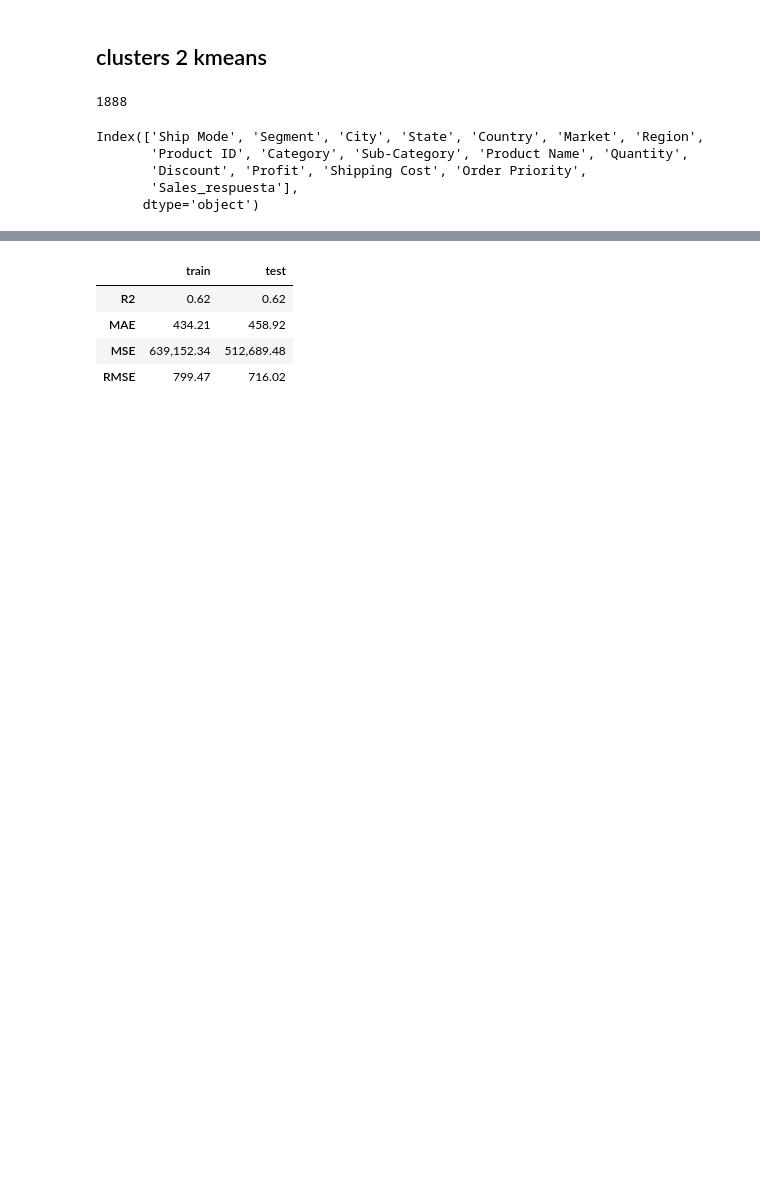
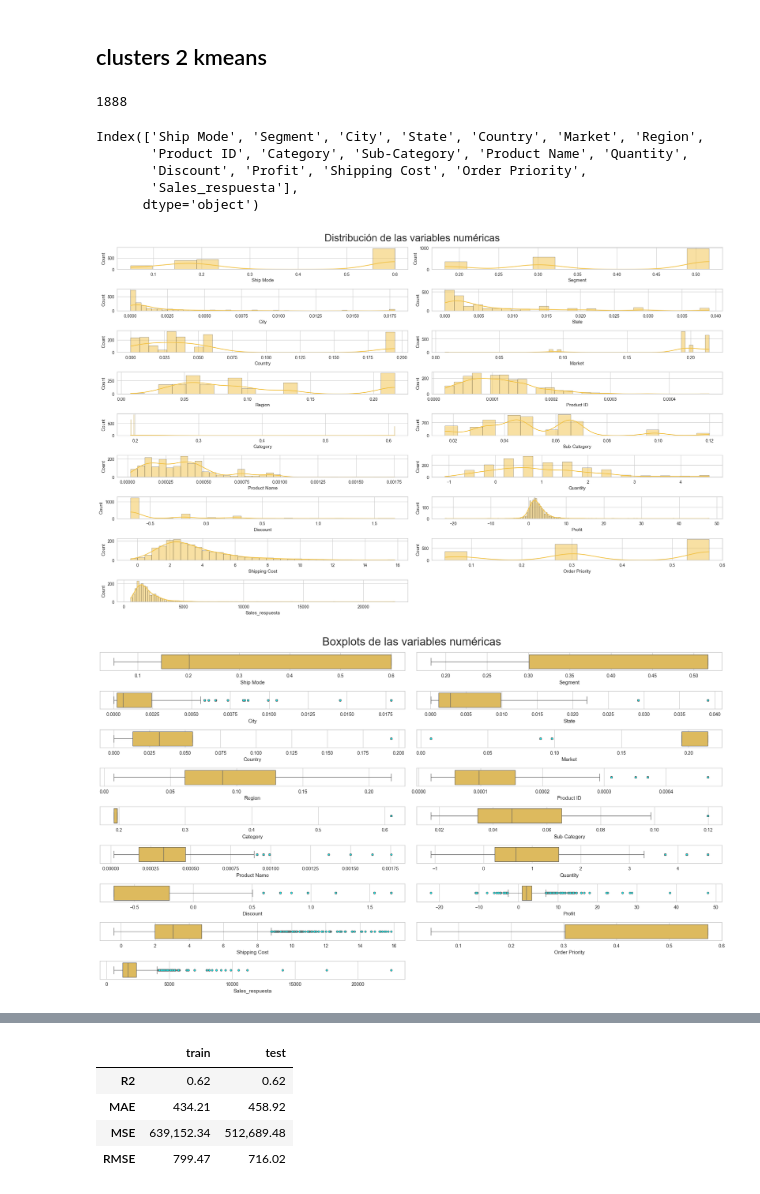
Before and after one commit to santiagorodriguez-dev/Proyecto9-Clustering, a Jupyter notebook: notebooks/02-modelo.-clusters-kmeans-2.ipynb, the cells around one changed output, grey strips where cells are left out. Saved outputs shown, nothing was run; the diff lists cells and outputs as text; code cells hidden in the pictures; blank space fills up the shorter version.

```diff
--- a/notebooks/02-modelo.-clusters-kmeans-2.ipynb
+++ b/notebooks/02-modelo.-clusters-kmeans-2.ipynb
@@ -34,6 +35,13 @@ Index(['Ship Mode', 'Segment', 'City', 'State', 'Country', 'Market', 'Region',
        'Discount', 'Profit', 'Shipping Cost', 'Order Priority',
        'Sales_respuesta'],
       dtype='object')
+# %%
+preprocesar = sc.Exploracion(df)
+
+preprocesar.visualizar_numericas()
+# %% [output]
+[figure, added]
+[figure, added]
 # %%
 # instanciamos la clase de regresión lineal
 analisis = sa.AnalisisModelosRegresion(dataframe=df, variable_dependiente='Sales_respuesta')
```
Also changed, not shown: parts of 17 cells of this notebook.
